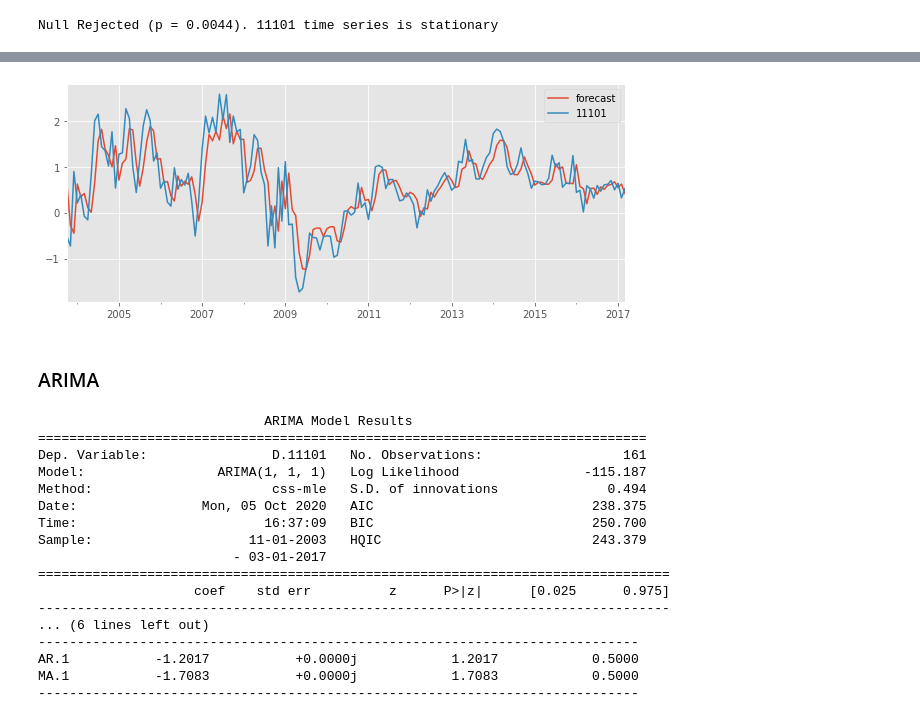
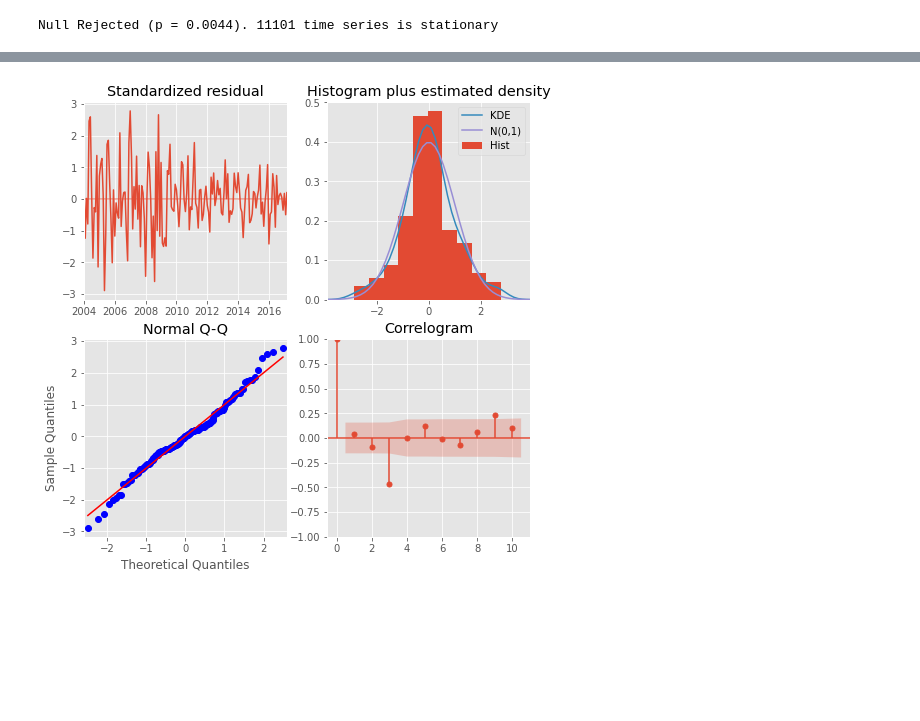
Before and after one commit to stereopickle/real_estate_prediction, a Jupyter notebook: 020.Forecasting.ipynb, the cells around one changed output, grey strips where cells are left out. Saved outputs shown, nothing was run; the diff lists cells and outputs as text; code cells hidden in the pictures; blank space fills up the shorter version.

Commit message:
sarima update

```diff
--- a/020.Forecasting.ipynb
+++ b/020.Forecasting.ipynb
@@ -21,7 +21,7 @@ from statsmodels.tsa.arima_model import ARIMA
 with open('PKL/timeseries_queens_p.pkl', 'rb') as fp:
     df = pickle.load(fp)
 # %%
-df.index = pd.to_datetime(df.index)
+df.index = pd.DatetimeIndex(df.index.values, freq='infer')
 # %%
 df.columns = df.columns.astype(str)
 # %%
@@ -98,0 +97,7 @@ plt.show()
+# %%
+sarima = SARIMAX(sel_df, order=(2, 1, 1),
+        seasonal_order=(0, 0, 0, 12),
+        enforce_stationarity=False,
+        enforce_invertibility=False)
+model = sarima.fit()
+print(model.summary())
@@ -99,30 +122,5 @@ plt.show()
 # %%
-model.plot_predict()
+model.plot_diagnostics(figsize = (8, 8))
 plt.show()
 # %% [output]
-[figure, old version]
+[figure, new version]
-# %% [markdown]
-### ARIMA
-# %%
-# 1,1 ARMA
-arma = ARIMA(pd.DataFrame(sel_df), order=(1,1,1)) # ARMA model
-model = arma.fit()
-print(model.summary())
-# %% [output]
-                             ARIMA Model Results
-==============================================================================
-Dep. Variable:                D.11101   No. Observations:                  161
-Model:                 ARIMA(1, 1, 1)   Log Likelihood                -115.187
-Method:                       css-mle   S.D. of innovations              0.494
-Date:                Mon, 05 Oct 2020   AIC                            238.375
-Time:                        16:37:09   BIC                            250.700
-Sample:                    11-01-2003   HQIC                           243.379
-                         - 03-01-2017
-=================================================================================
-                    coef    std err          z      P>|z|      [0.025      0.975]
----------------------------------------------------------------------------------
-... (6 lines left out)
------------------------------------------------------------------------------
-AR.1           -1.2017           +0.0000j            1.2017            0.5000
-MA.1           -1.7083           +0.0000j            1.7083            0.5000
------------------------------------------------------------------------------
```
Also changed, not shown: parts of 18 cells of this notebook.
